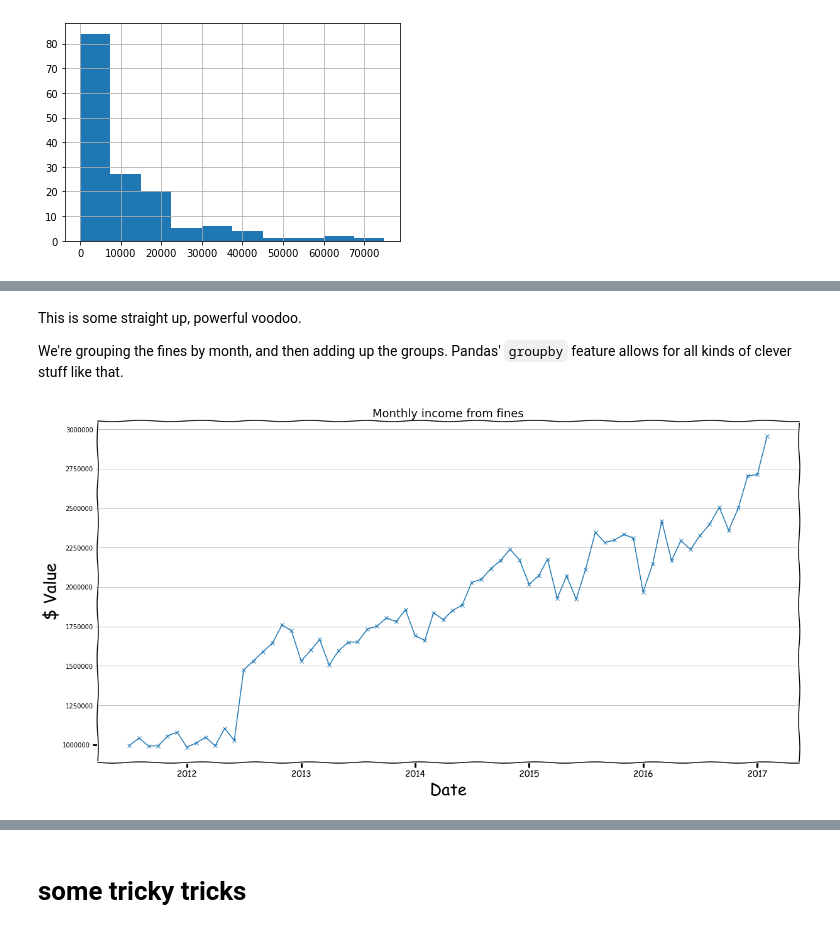
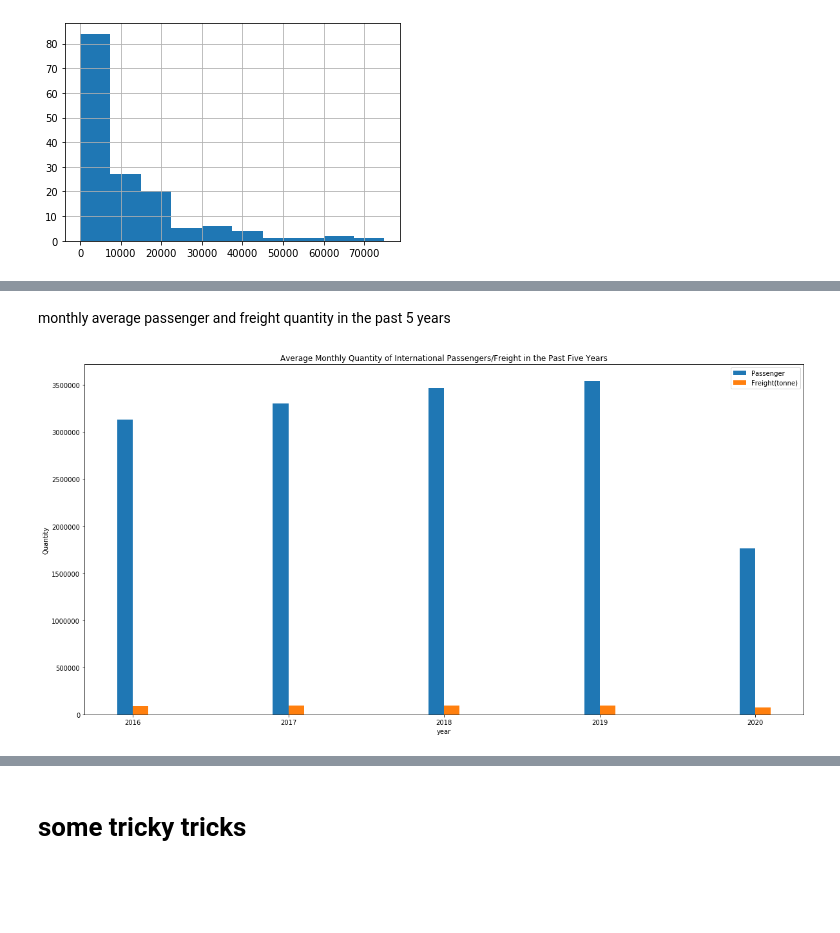
Before and after one commit to owenluu0321/me, a Jupyter notebook: data project.ipynb, the cells around one changed output, grey strips where cells are left out. Cells and saved outputs as stored; diff of their text form; code cells hidden in the pictures; blank space fills up the shorter version.

```diff
--- a/data project.ipynb
+++ b/data project.ipynb
@@ -397,16 +158,48 @@ penalty_data.head(2)
-# %% [markdown]
-This is some straight up, powerful voodoo.
-
-We're grouping the fines by month, and then adding up the groups. Pandas' `groupby` feature allows for all kinds of clever stuff like that.
-# %%
-income = penalty_data[["OFFENCE_MONTH","FACE_VALUE"]].groupby("OFFENCE_MONTH").sum()
-
-plt.xkcd()
-plt.plot(income, "x-")
-plt.title("Monthly income from fines", fontsize=18)
-plt.xlabel('Date', fontsize=26)
-plt.ylabel('$ Value', fontsize=26)
-plt.grid(True)
-plt.show()
-# %% [output]
-[figure, removed]
+# %% [markdown]
+monthly average passenger and freight quantity in the past 5 years
+# %%
+a = airport_data["Passengers_Total"][airport_data["Year"] == 2016]
+a1 = a.sum()
+b = airport_data["Passengers_Total"][airport_data["Year"] == 2017]
+b1 = b.sum()
+c = airport_data["Passengers_Total"][airport_data["Year"] == 2018]
+c1 = c.sum()
+d = airport_data["Passengers_Total"][airport_data["Year"] == 2019]
+d1 = d.sum()
+e = airport_data["Passengers_Total"][airport_data["Year"] == 2020]
+e1 = e.sum()
+ave_ms1 = [a1/12, b1/12, c1/12, d1/12, e1/5]
+
+al= airport_data["Freight_Total_(tonnes)"][airport_data["Year"] == 2016]
+al1 = al.sum()
+br = airport_data["Freight_Total_(tonnes)"][airport_data["Year"] == 2017]
+br1 = br.sum()
+ch = airport_data["Freight_Total_(tonnes)"][airport_data["Year"] == 2018]
+ch1 = ch.sum()
+de = airport_data["Freight_Total_(tonnes)"][airport_data["Year"] == 2019]
+de1 = de.sum()
+ec = airport_data["Freight_Total_(tonnes)"][airport_data["Year"] == 2020]
+ec1 = ec.sum()
+
+ave_ms2 = [al1/12, br1/12, ch1/12, de1/12, ec1/5]
+# %%
+indxx = np.arange(len(ave_ms1))
+bar_width = 0.1
+indx_mxx = ["2016", "2017", "2018", "2019", "2020"]
+
+fig, ax = plt.subplots()
+pass1 = ax.bar(indxx - bar_width/2, ave_ms1, bar_width, label='Passenger')
+fre1 = ax.bar(indxx + bar_width/2, ave_ms2, bar_width, label='Freight(tonne)')
+
+ax.set_xticks(indxx)
+ax.set_xticklabels(indx_mxx)
+
+plt.xlabel("year")
+plt.ylabel("Quantity")
+plt.title("Average Monthly Quantity of International Passengers/Freight in the Past Five Years")
+
+ax.legend()
+
+plt.show()
+# %% [output]
+[figure, added]
```
Also changed, not shown: parts of 66 cells of this notebook.
